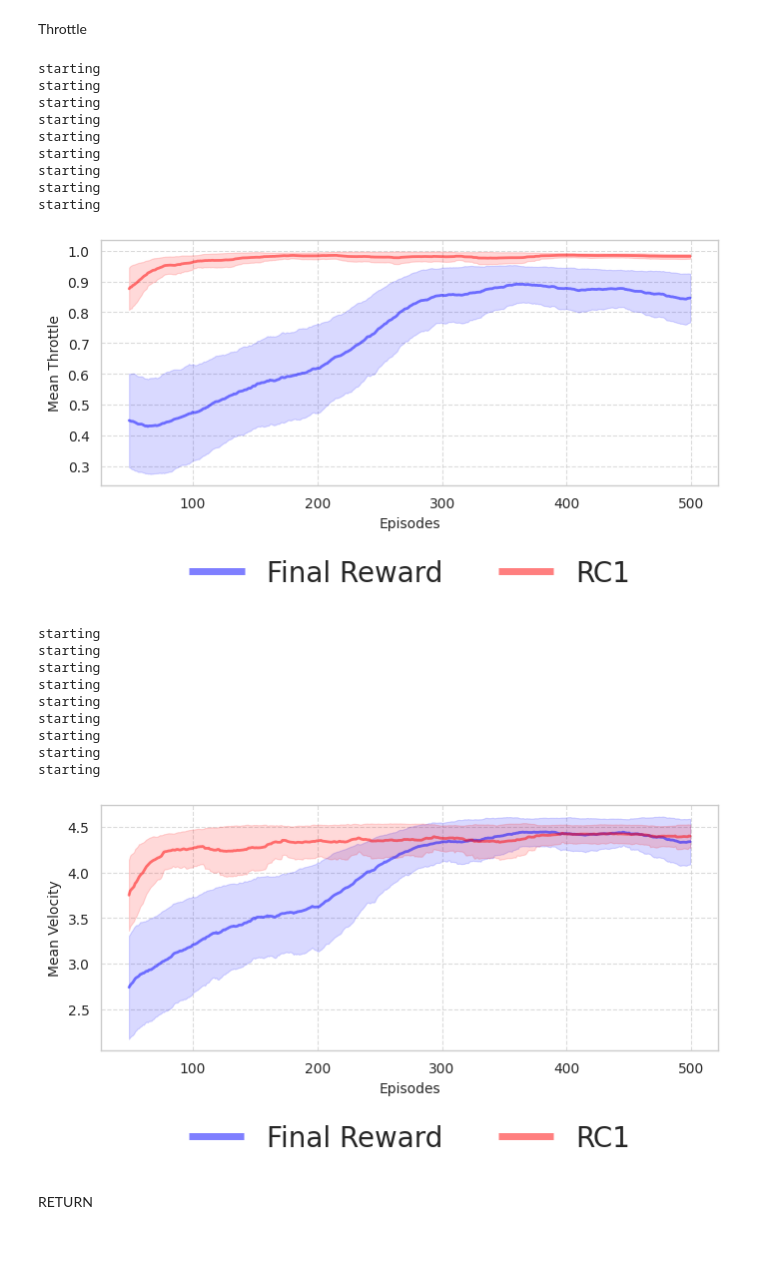
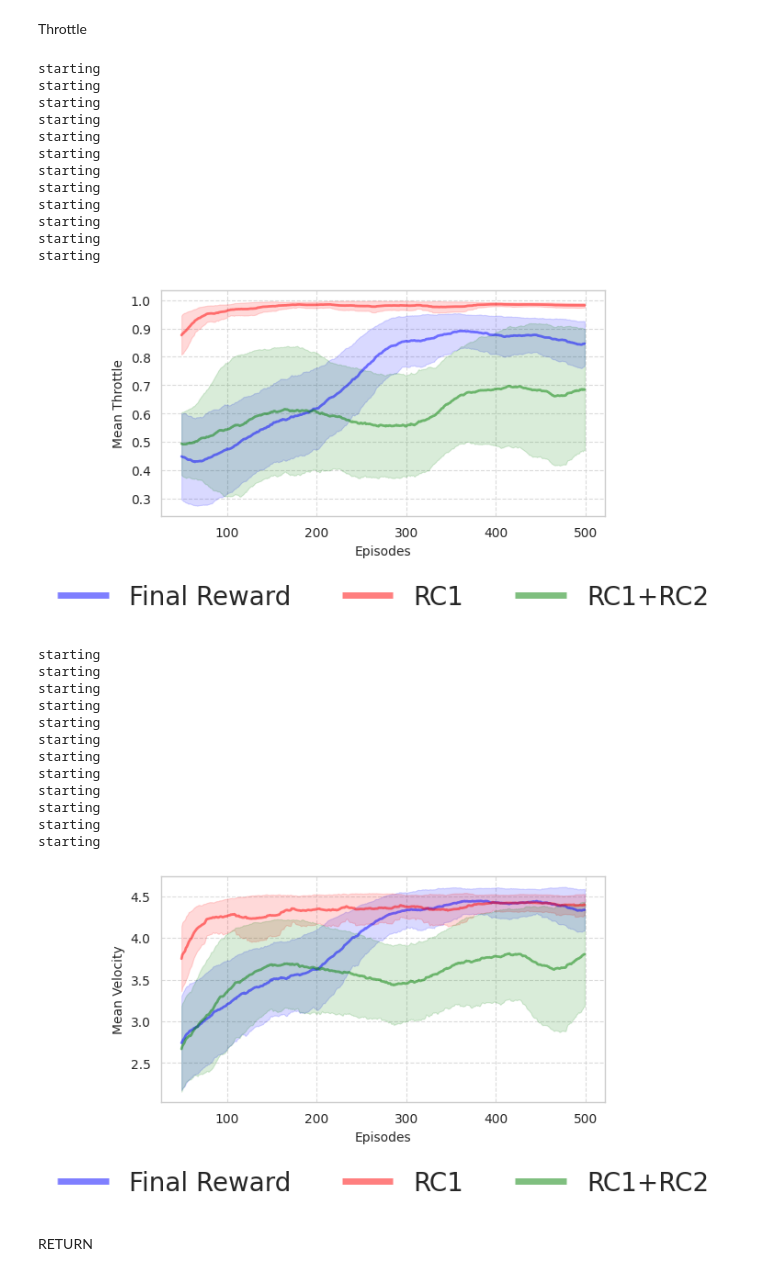
Before and after one commit to shilpa2301/QRSAC, a Jupyter notebook: debug_plots/debug_plots_combined.ipynb, the cells around one changed output. Cells and saved outputs as stored; diff of their text form; code cells hidden in the pictures; blank space fills up the shorter version.

Commit message:
eval_plots

```diff
--- a/debug_plots/debug_plots_combined.ipynb
+++ b/debug_plots/debug_plots_combined.ipynb
@@ -231,16 +231,17 @@ def smoothen(arr, smoothing_window=100):
     return smoothed_arr.values
 
 def generate_plot(means, stds, save_path=""):
-    qrsac_r1_mean, qrsac_r2_mean = means
-    qrsac_r1_std, qrsac_r2_std = stds
+    qrsac_r1_mean, qrsac_r2_mean, qrsac_r3_mean = means
+    qrsac_r1_std, qrsac_r2_std, qrsac_r3_std = stds
 
-    qrsac_r1_xs, qrsac_r2_xs = np.arange(len(qrsac_r1_mean)), np.arange(len(qrsac_r2_mean))
+    qrsac_r1_xs, qrsac_r2_xs, qrsac_r3_xs = np.arange(len(qrsac_r1_mean)), np.arange(len(qrsac_r2_mean)), np.arange(len(qrsac_r3_mean))
 
     fig, ax = plt.subplots(figsize=(7,4))
     # fig, ax = plt.subplots(figsize=(11, 8))
 
     plt.plot(qrsac_r1_xs, qrsac_r1_mean, c="b", label="Final Reward", linewidth=2, alpha=0.5)
     plt.plot(qrsac_r2_xs, qrsac_r2_mean, c="r", label="RC1", linewidth=2, alpha=0.5)
+    plt.plot(qrsac_r3_xs, qrsac_r3_mean, c="g", label="RC1+RC2", linewidth=2, alpha=0.5)
 
 
     plt.fill_between(qrsac_r1_xs,
@@ -251,6 +252,10 @@ def generate_plot(means, stds, save_path=""):
                     qrsac_r2_mean - qrsac_r2_std,
                     qrsac_r2_mean + qrsac_r2_std,
                     color="r", alpha=0.15)
+    plt.fill_between(qrsac_r3_xs,
+                    qrsac_r3_mean - qrsac_r3_std,
+                    qrsac_r3_mean + qrsac_r3_std,
+                    color="g", alpha=0.15)
 
 
     leg = plt.legend(bbox_to_anchor=(0.5, -0.2), loc="upper center",
@@ -279,35 +284,52 @@ for idx in range(1,6):
     returns_1.append(get_returns(reward_type, log_num, env_type, log_file_path)) #[:100])
 returns_r1_mean = np.mean(returns_1, axis=0)
 returns_r1_std = np.std(returns_1, axis=0)
 
 returns_2 = []
 for idx in range(1,5):
     reward_type = "rew3"
     # env_type = "track"
     env_type = "road"
     log_num = str(idx)
     log_file_path = f"/home/smukh039/work/QRSAC/debug_logs_to_plot/generated_road/debug_{env_type}_{reward_type}_{log_num}.log"
     # log_file_path = f"/home/smukh039/work/QRSAC/debug_logs_to_plot/generated_track/debug_{env_type}_{reward_type}_{log_num}.log"
     returns_2.append(get_returns(reward_type, log_num, env_type, log_file_path)) #[:100])
 returns_r2_mean = np.mean(returns_2, axis=0)
 returns_r2_std = np.std(returns_2, axis=0)
 
+returns_3 = []
+for idx in range(1,4):
+    reward_type = "rew4"
+    # env_type = "track"
+    env_type = "road"
+    log_num = str(idx)
+    log_file_path = f"/home/smukh039/work/QRSAC/debug_logs_to_plot/generated_road/debug_{env_type}_{reward_type}_{log_num}.log"
+    # log_file_path = f"/home/smukh039/work/QRSAC/debug_logs_to_plot/generated_track/debug_{env_type}_{reward_type}_{log_num}.log"
+    returns_3.append(get_returns(reward_type, log_num, env_type, log_file_path)) #[:100])
+returns_r3_mean = np.mean(returns_3, axis=0)
+returns_r3_std = np.std(returns_3, axis=0)
+
 WIN_SIZE=50
 means_r1, stds_r1 = smoothen(returns_r1_mean, WIN_SIZE), smoothen(returns_r1_std, WIN_SIZE)
 means_r2, stds_r2 = smoothen(returns_r2_mean, WIN_SIZE), smoothen(returns_r2_std, WIN_SIZE)
-means, stds = (means_r1, means_r2), (stds_r1, stds_r2)
+means_r3, stds_r3 = smoothen(returns_r3_mean, WIN_SIZE), smoothen(returns_r3_std, WIN_SIZE)
+# print(means_r3)
+means, stds = (means_r1, means_r2, means_r3), (stds_r1, stds_r2, stds_r3)
 generate_plot(means, stds, "result_plot")
 # %% [output]
 starting
 starting
 starting
 starting
 starting
 starting
 starting
 starting
 starting
+starting
+starting
+starting
-[figure, old version]
+[figure, new version]
 # %%
 import re
 import pandas as pd
@@ -370,16 +392,17 @@ def smoothen(arr, smoothing_window=100):
     return smoothed_arr.values
 
 def generate_plot(means, stds, save_path=""):
-    qrsac_r1_mean, qrsac_r2_mean = means
-    qrsac_r1_std, qrsac_r2_std = stds
+    qrsac_r1_mean, qrsac_r2_mean, qrsac_r3_mean = means
+    qrsac_r1_std, qrsac_r2_std, qrsac_r3_std = stds
 
-    qrsac_r1_xs, qrsac_r2_xs = np.arange(len(qrsac_r1_mean)), np.arange(len(qrsac_r2_mean))
+    qrsac_r1_xs, qrsac_r2_xs, qrsac_r3_xs = np.arange(len(qrsac_r1_mean)), np.arange(len(qrsac_r2_mean)), np.arange(len(qrsac_r3_mean))
 
     fig, ax = plt.subplots(figsize=(7,4))
     # fig, ax = plt.subplots(figsize=(11, 8))
 
     plt.plot(qrsac_r1_xs, qrsac_r1_mean, c="b", label="Final Reward", linewidth=2, alpha=0.5)
     plt.plot(qrsac_r2_xs, qrsac_r2_mean, c="r", label="RC1", linewidth=2, alpha=0.5)
+    plt.plot(qrsac_r3_xs, qrsac_r3_mean, c="g", label="RC1+RC2", linewidth=2, alpha=0.5)
 
 
     plt.fill_between(qrsac_r1_xs,
@@ -390,6 +413,10 @@ def generate_plot(means, stds, save_path=""):
                     qrsac_r2_mean - qrsac_r2_std,
                     qrsac_r2_mean + qrsac_r2_std,
                     color="r", alpha=0.15)
+    plt.fill_between(qrsac_r3_xs,
+                    qrsac_r3_mean - qrsac_r3_std,
+                    qrsac_r3_mean + qrsac_r3_std,
+                    color="g", alpha=0.15)
 
     leg = plt.legend(bbox_to_anchor=(0.5, -0.2), loc="upper center",
                ncol=5, frameon=False, fancybox=False, shadow=False,
@@ -430,10 +457,24 @@ for idx in range(1,5):
 returns_r2_mean = np.mean(returns_2, axis=0)
 returns_r2_std = np.std(returns_2, axis=0)
 
+returns_3 = []
+for idx in range(1,4):
+    reward_type = "rew4"
+    # env_type = "track"
+    env_type = "road"
+    log_num = str(idx)
+    log_file_path = f"/home/smukh039/work/QRSAC/debug_logs_to_plot/generated_road/debug_{env_type}_{reward_type}_{log_num}.log"
+    # log_file_path = f"/home/smukh039/work/QRSAC/debug_logs_to_plot/generated_track/debug_{env_type}_{reward_type}_{log_num}.log"
+    returns_3.append(get_returns(reward_type, log_num, env_type, log_file_path)) #[:100])
+returns_r3_mean = np.mean(returns_3, axis=0)
+returns_r3_std = np.std(returns_3, axis=0)
+
 WIN_SIZE=50
 means_r1, stds_r1 = smoothen(returns_r1_mean, WIN_SIZE), smoothen(returns_r1_std, WIN_SIZE)
 means_r2, stds_r2 = smoothen(returns_r2_mean, WIN_SIZE), smoothen(returns_r2_std, WIN_SIZE)
-means, stds = (means_r1, means_r2), (stds_r1, stds_r2)
+means_r3, stds_r3 = smoothen(returns_r3_mean, WIN_SIZE), smoothen(returns_r3_std, WIN_SIZE)
+# print(means_r3)
+means, stds = (means_r1, means_r2, means_r3), (stds_r1, stds_r2, stds_r3)
 generate_plot(means, stds, "result_plot")
 # %% [output]
 starting
@@ -445,7 +486,10 @@ starting
 starting
 starting
 starting
+starting
+starting
+starting
-[figure, old version]
+[figure, new version]
 # %% [markdown]
 RETURN
 # %% [markdown]
```
Also changed, not shown: parts of 1 cell of this notebook, 23 other files.
